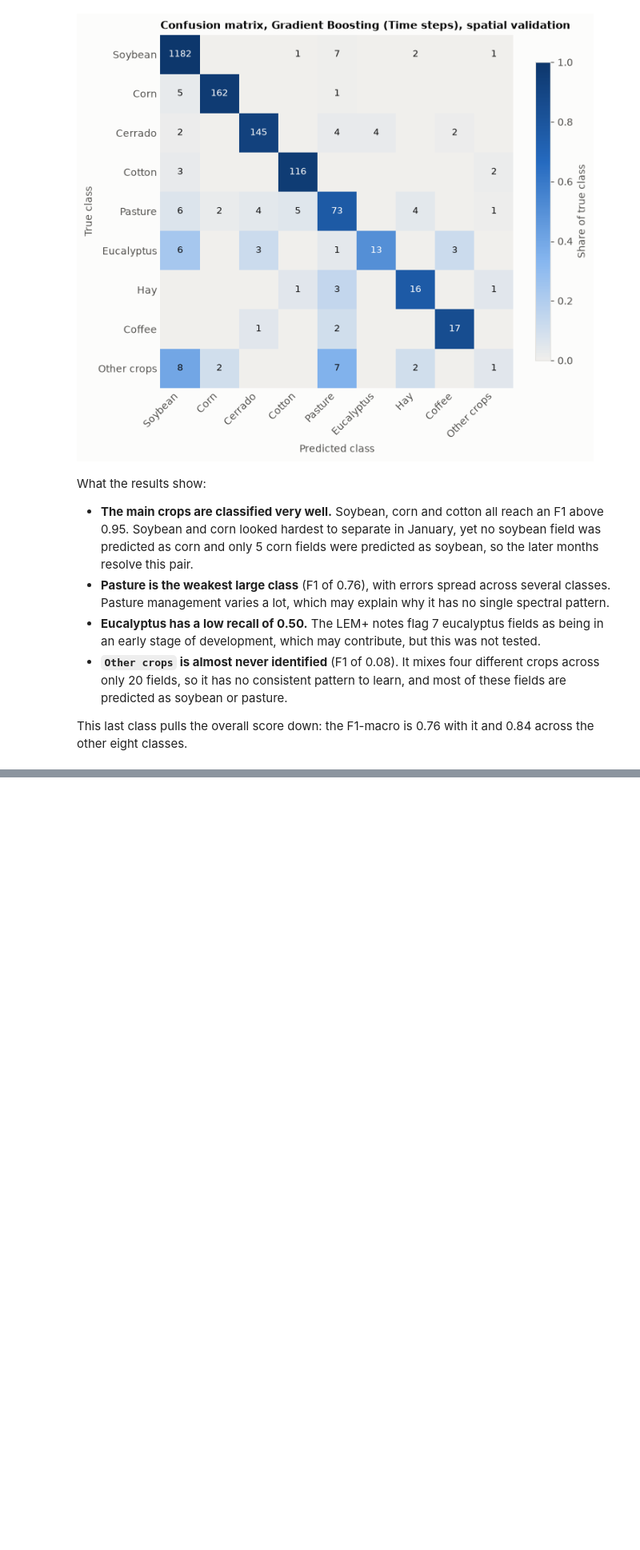
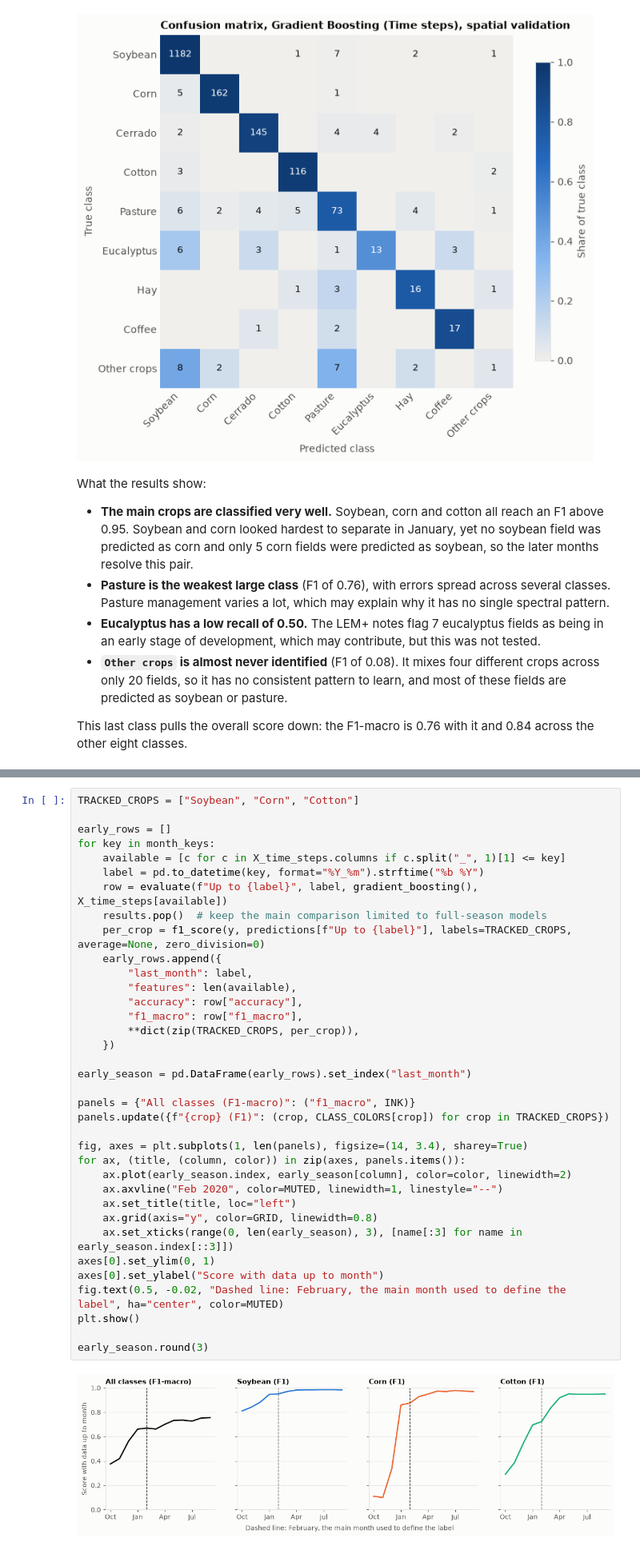
Before and after one commit to lucasmd30/crop-classification-sentinel2, a Jupyter notebook: crop_classification.ipynb, the cells around one changed output, grey strips where cells are left out. Shown at 80% size. Saved outputs shown, nothing was run; the diff lists cells and outputs as text; blank space fills up the shorter version.

```diff
--- a/crop_classification.ipynb
+++ b/crop_classification.ipynb
@@ -695,0 +785,38 @@ This last class pulls the overall score down: the F1-macro is 0.76 with it and 0
+# %%
+TRACKED_CROPS = ["Soybean", "Corn", "Cotton"]
+
+early_rows = []
+for key in month_keys:
+    available = [c for c in X_time_steps.columns if c.split("_", 1)[1] <= key]
+    label = pd.to_datetime(key, format="%Y_%m").strftime("%b %Y")
+    row = evaluate(f"Up to {label}", label, gradient_boosting(), X_time_steps[available])
+    results.pop()  # keep the main comparison limited to full-season models
+    per_crop = f1_score(y, predictions[f"Up to {label}"], labels=TRACKED_CROPS, average=None, zero_division=0)
+    early_rows.append({
+        "last_month": label,
+        "features": len(available),
+        "accuracy": row["accuracy"],
+        "f1_macro": row["f1_macro"],
+        **dict(zip(TRACKED_CROPS, per_crop)),
+    })
+
+early_season = pd.DataFrame(early_rows).set_index("last_month")
+
+panels = {"All classes (F1-macro)": ("f1_macro", INK)}
+panels.update({f"{crop} (F1)": (crop, CLASS_COLORS[crop]) for crop in TRACKED_CROPS})
+
+fig, axes = plt.subplots(1, len(panels), figsize=(14, 3.4), sharey=True)
+for ax, (title, (column, color)) in zip(axes, panels.items()):
+    ax.plot(early_season.index, early_season[column], color=color, linewidth=2)
+    ax.axvline("Feb 2020", color=MUTED, linewidth=1, linestyle="--")
+    ax.set_title(title, loc="left")
+    ax.grid(axis="y", color=GRID, linewidth=0.8)
+    ax.set_xticks(range(0, len(early_season), 3), [name[:3] for name in early_season.index[::3]])
+axes[0].set_ylim(0, 1)
+axes[0].set_ylabel("Score with data up to month")
+fig.text(0.5, -0.02, "Dashed line: February, the main month used to define the label", ha="center", color=MUTED)
+plt.show()
+
+early_season.round(3)
+# %% [output]
+[figure, added]
```
Also changed, not shown: parts of 6 cells of this notebook.
